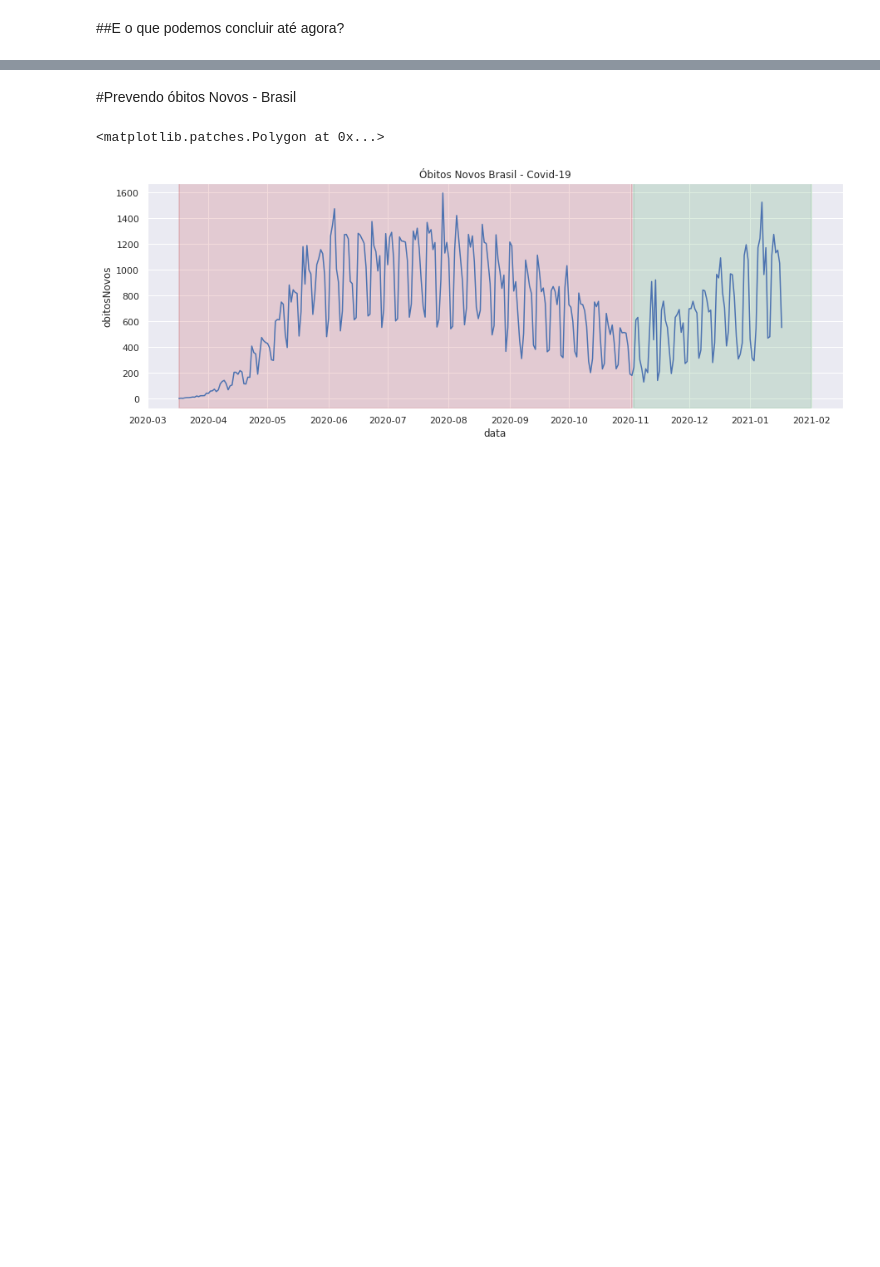
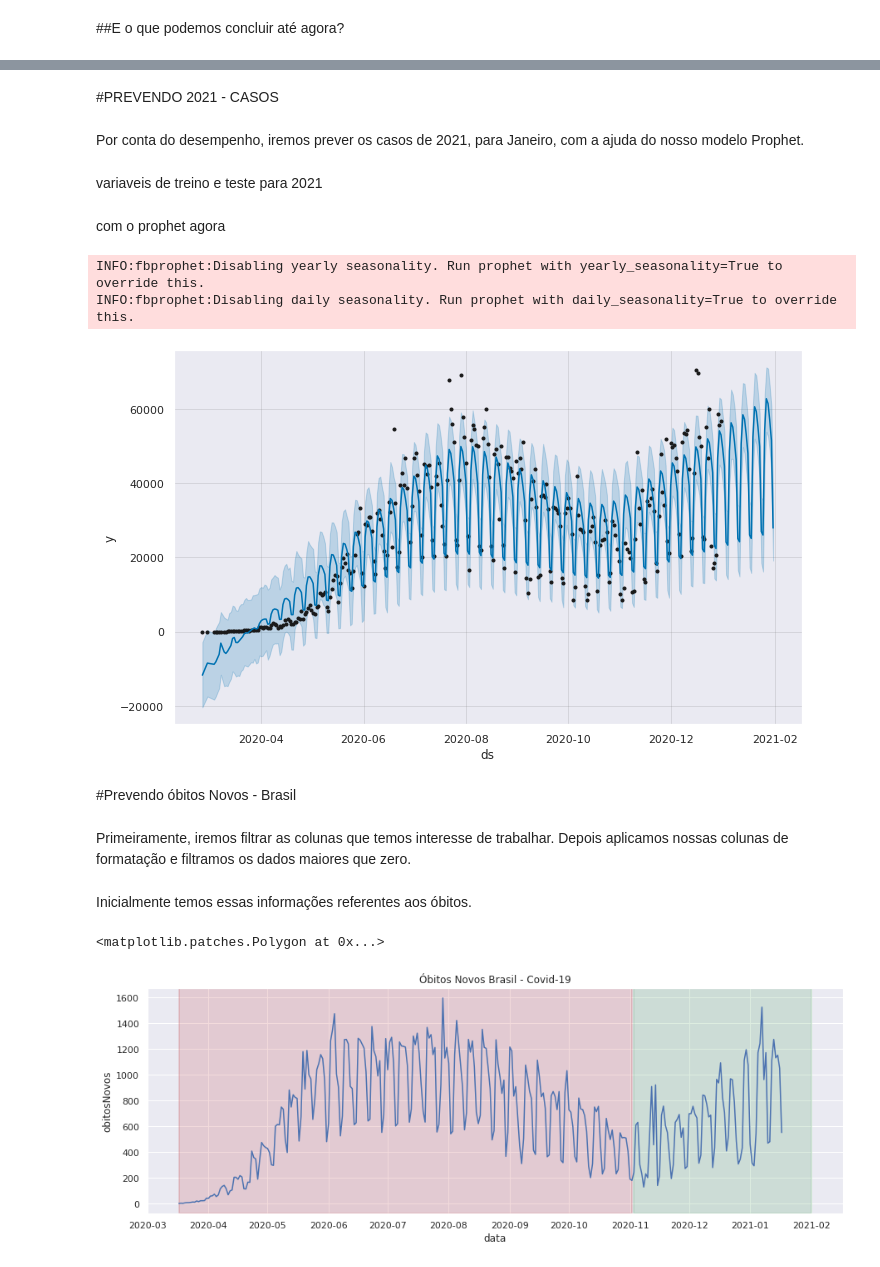
Before and after one commit to MatheusOrange211/Serie-temporal-covid-19, a Jupyter notebook: Serie_Temporal_covid_19.ipynb, the cells around one changed output, grey strips where cells are left out. Drawn from its saved outputs; the diff is of its cells as text; code cells hidden in the pictures; blank space fills up the shorter version.

```diff
--- a/Serie_Temporal_covid_19.ipynb
+++ b/Serie_Temporal_covid_19.ipynb
@@ -613,9 +661,32 @@ Nossas métricas informam que o modelo SARIMA ( que trabalha com sazonalidade),
+# %% [markdown]
+#PREVENDO 2021 - CASOS
+# %% [markdown]
+Por conta do desempenho, iremos prever os casos de 2021, para Janeiro, com a ajuda do nosso modelo Prophet.
+# %% [markdown]
+variaveis de treino e teste para 2021
+# %%
+casos_treino_2021 = br_casos_covid.query("mes <= 12 and ano == 2020")
+casos_teste_2021 = br_casos_covid.query("mes == 1  and  ano == 2021" )
+# %% [markdown]
+com o prophet agora
+# %%
+modelo_treino_prophet_2021, br_casos_profeta_2021 = criar_prophet(casos_treino_2021['casosNovos'],'casosNovos',31,'D')
+
+modelo_treino_prophet_2021.plot(br_casos_profeta_2021);
+# %% [output]
+INFO:fbprophet:Disabling yearly seasonality. Run prophet with yearly_seasonality=True to override this.
+INFO:fbprophet:Disabling daily seasonality. Run prophet with daily_seasonality=True to override this.
+[figure, added]
 # %% [markdown]
 #Prevendo óbitos Novos - Brasil
+# %% [markdown]
+Primeiramente, iremos filtrar as colunas que temos interesse de trabalhar. Depois aplicamos nossas colunas de formatação e filtramos os dados maiores que zero.
 # %%
 br_mortes_covid = dados_brasil[["data","casosNovos","obitosNovos",]].copy()
 br_mortes_covid.set_index("data",inplace=True)
 br_mortes_covid = br_mortes_covid.query("obitosNovos > 0")
+# %% [markdown]
+Inicialmente temos essas informações referentes aos óbitos.
 # %%
 plot_br(br_mortes_covid,"obitosNovos",'Óbitos Novos Brasil - Covid-19')
 
```
Also changed, not shown: parts of 17 cells of this notebook.
